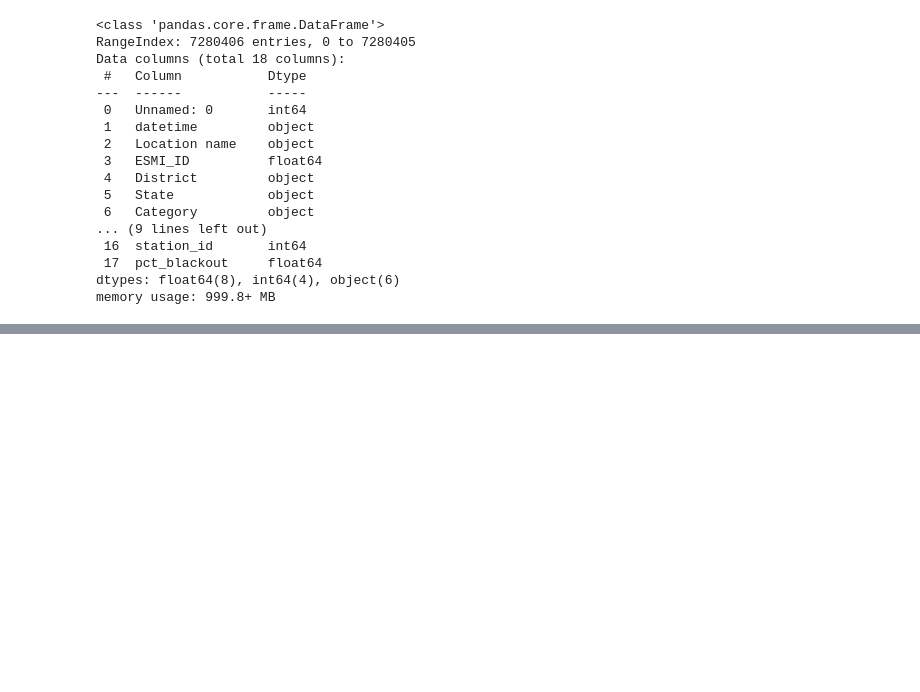
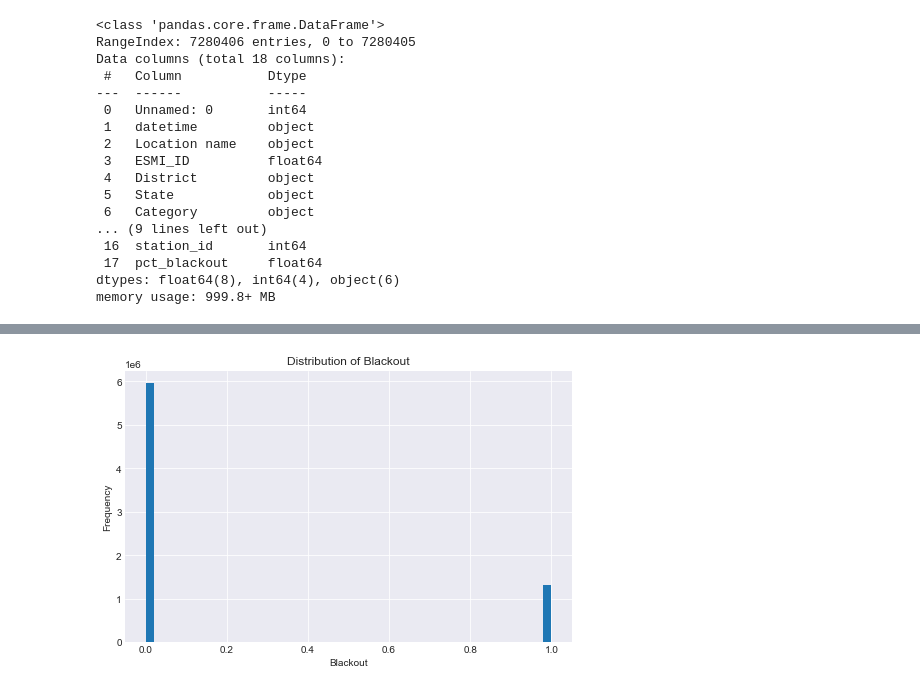
Before and after one commit to jesuslovesyiyi/Resilient_energy_network, a Jupyter notebook: data_preparation/current/7_EDA_Blackout.ipynb, the cells around one changed output, grey strips where cells are left out. Cells and saved outputs as stored; diff of their text form; code cells hidden in the pictures; blank space fills up the shorter version.

```diff
--- a/data_preparation/current/7_EDA_Blackout.ipynb
+++ b/data_preparation/current/7_EDA_Blackout.ipynb
@@ -398,0 +478,20 @@ memory usage: 999.8+ MB
+# %%
+# add a column for blackout, if percentage is 0, then 0, else 1
+df_final['blackout'] = np.where(df_final['pct_blackout'] > 0, 1, 0)
+
+df_final.head()
+
+# plot the distribution of blackout
+plt.figure(figsize=(8, 5))
+
+df_final['blackout'].hist(bins=50)
+plt.title('Distribution of Blackout')
+
+plt.xlabel('Blackout')
+plt.ylabel('Frequency')
+
+plt.grid(True)
+
+plt.savefig('hist_blackout.png', dpi=600)
+# %% [output]
+[figure, added]
```
Also changed, not shown: parts of 20 cells of this notebook.
